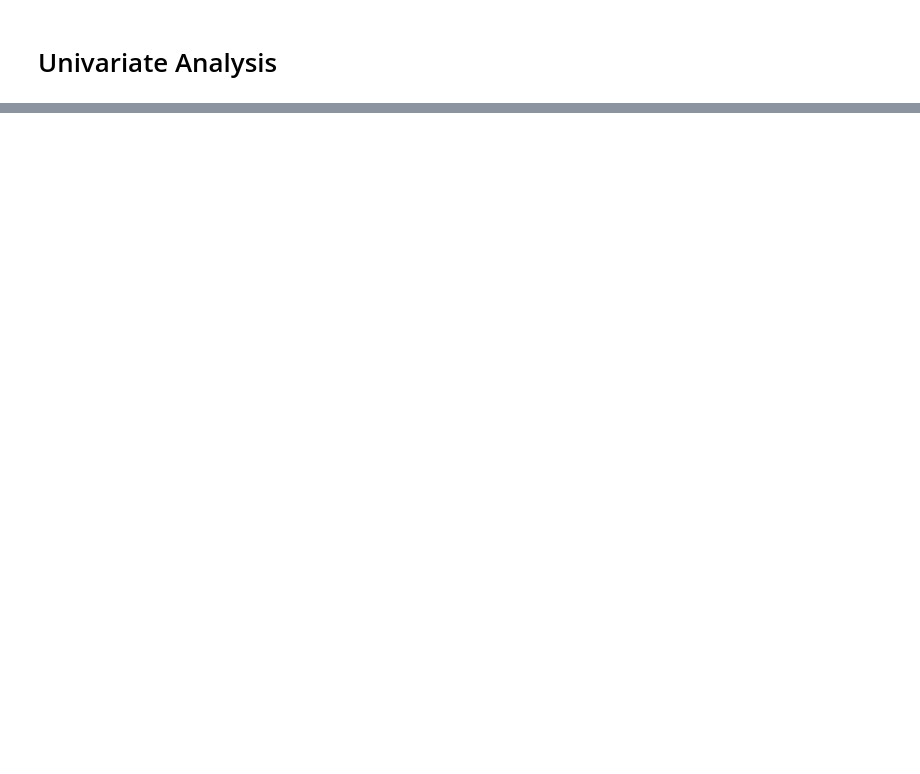
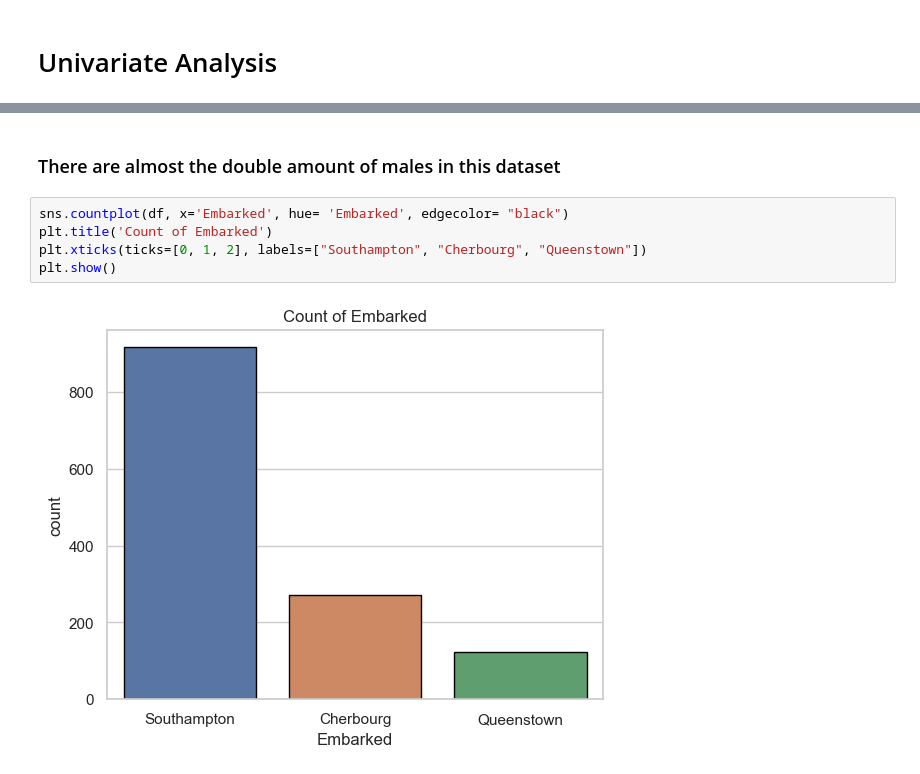
Before and after one commit to GClark89/Titanic, a Jupyter notebook: EDA.ipynb, the cells around one changed output, grey strips where cells are left out. Cells and saved outputs as stored; diff of their text form; blank space fills up the shorter version.

```diff
--- a/EDA.ipynb
+++ b/EDA.ipynb
@@ -166,0 +209,9 @@ plt.show()
+# %% [markdown]
+### There are almost the double amount of males in this dataset
+# %%
+sns.countplot(df, x='Embarked', hue= 'Embarked', edgecolor= "black")
+plt.title('Count of Embarked')
+plt.xticks(ticks=[0, 1, 2], labels=["Southampton", "Cherbourg", "Queenstown"])
+plt.show()
+# %% [output]
+[figure, added]
```
Also changed, not shown: parts of 11 cells of this notebook.
